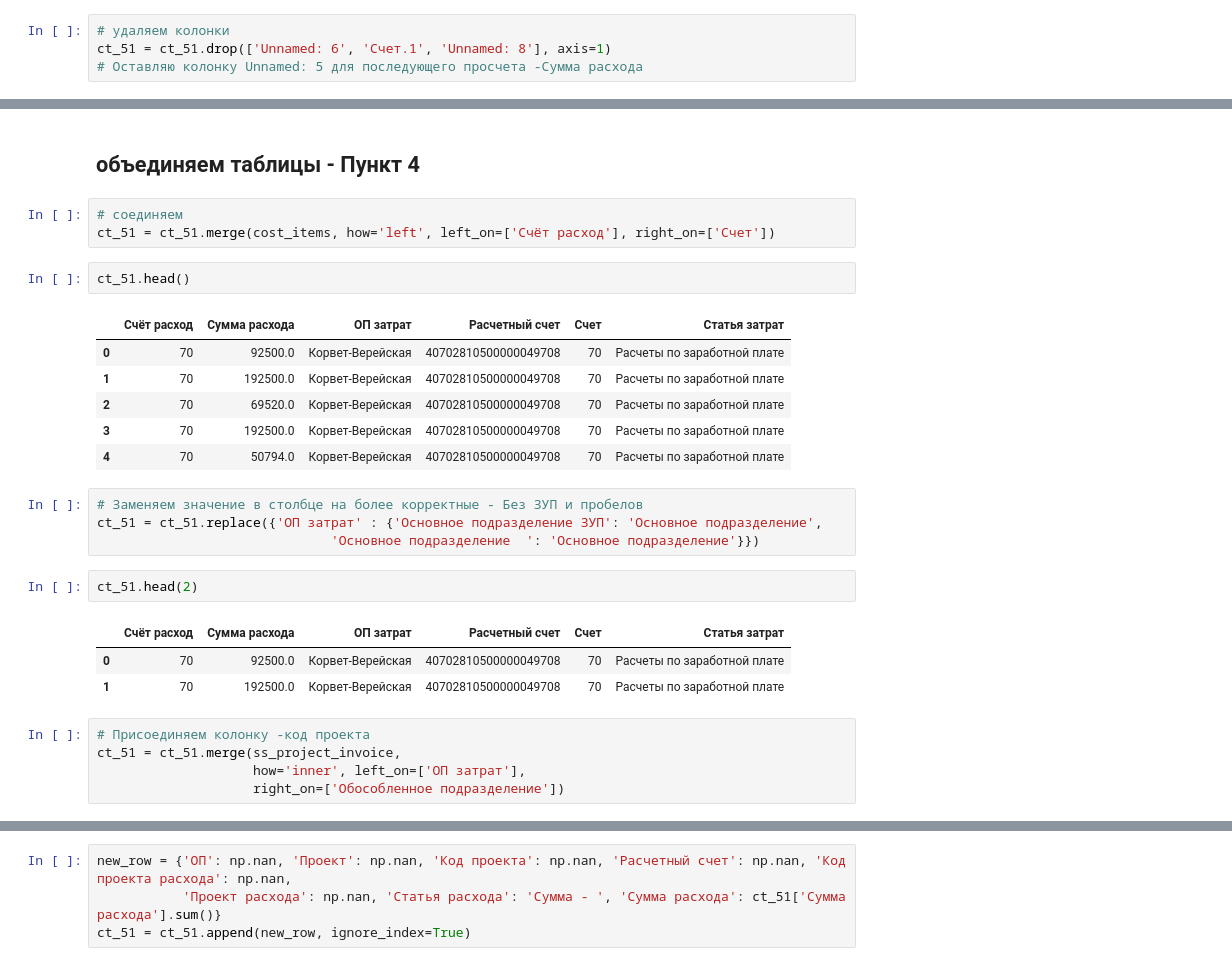
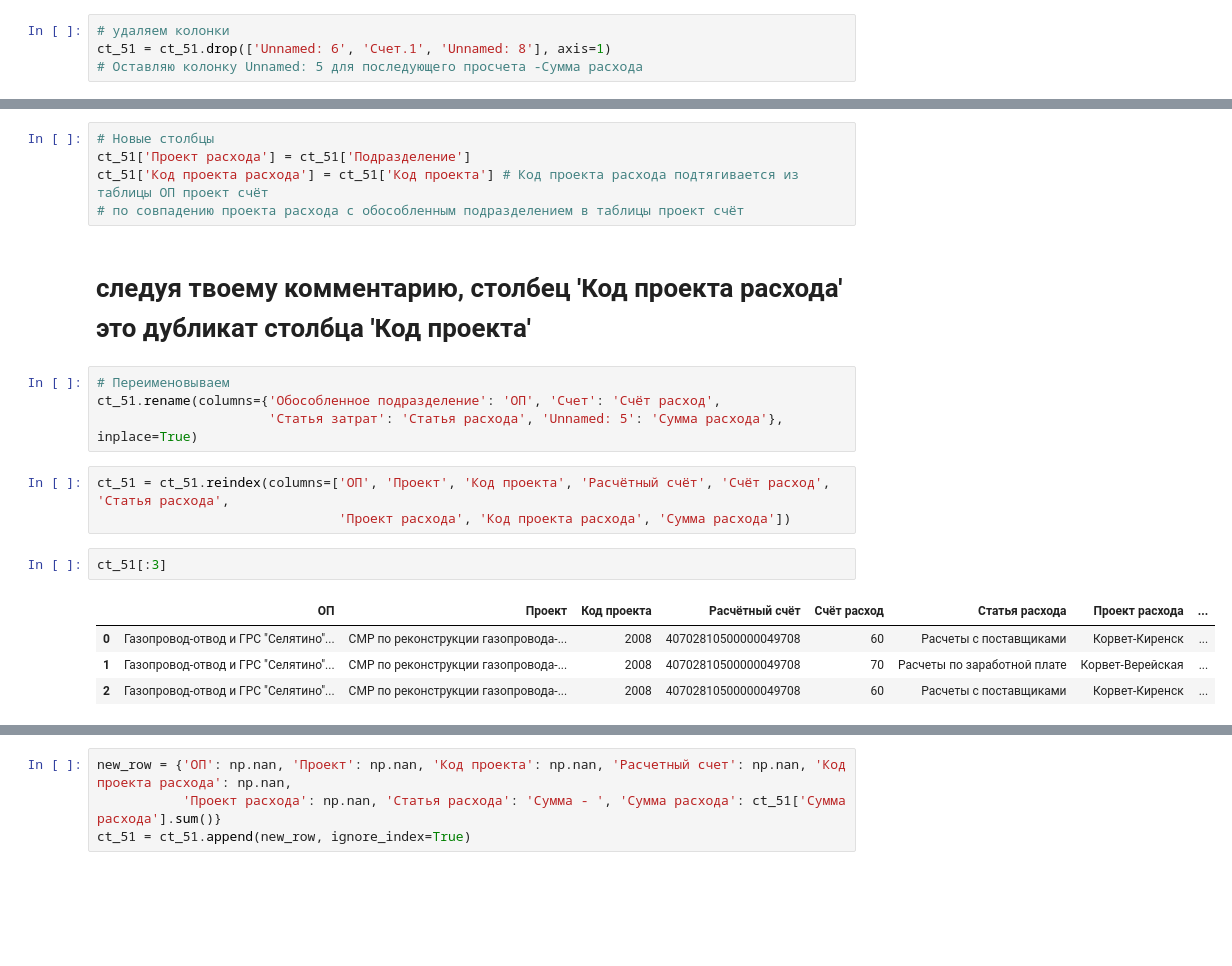
Before and after one commit to anfisso666/projects, a Jupyter notebook: ОП.ipynb, the cells around one changed output, grey strips where cells are left out. Cells and saved outputs as stored; diff of their text form; blank space fills up the shorter version.

```diff
--- a/ОП.ipynb
+++ b/ОП.ipynb
@@ -97,29 +64,21 @@ ct_51.head()
-# %% [markdown]
- ## объединяем таблицы - Пункт 4
-# %%
-# соединяем
-ct_51 = ct_51.merge(cost_items, how='left', left_on=['Счёт расход'], right_on=['Счет'])
+# %%
+# Новые столбцы
+ct_51['Проект расхода'] = ct_51['Подразделение']
+ct_51['Код проекта расхода'] = ct_51['Код проекта'] # Код проекта расхода подтягивается из таблицы ОП проект счёт
+# по совпадению проекта расхода с обособленным подразделением в таблицы проект счёт
+# %% [markdown]
+# следуя твоему комментарию, столбец 'Код проекта расхода' это дубликат столбца 'Код проекта'
+# %%
+# Переименовываем
+ct_51.rename(columns={'Обособленное подразделение': 'ОП', 'Счет': 'Счёт расход',
+                      'Статья затрат': 'Статья расхода', 'Unnamed: 5': 'Сумма расхода'}, inplace=True)
+# %%
+ct_51 = ct_51.reindex(columns=['ОП', 'Проект', 'Код проекта', 'Расчётный счёт', 'Счёт расход', 'Статья расхода',
+                               'Проект расхода', 'Код проекта расхода', 'Сумма расхода'])
 # %%
-ct_51.head()
+ct_51[:3]
 # %% [output]
-|  | Счёт расход | Сумма расхода | ОП затрат | Расчетный счет | Счет | Статья затрат |
-| 0 | 70 | 92500.0 | Корвет-Верейская | 40702810500000049708 | 70 | Расчеты по заработной плате |
-| 1 | 70 | 192500.0 | Корвет-Верейская | 40702810500000049708 | 70 | Расчеты по заработной плате |
-| 2 | 70 | 69520.0 | Корвет-Верейская | 40702810500000049708 | 70 | Расчеты по заработной плате |
-| 3 | 70 | 192500.0 | Корвет-Верейская | 40702810500000049708 | 70 | Расчеты по заработной плате |
-| 4 | 70 | 50794.0 | Корвет-Верейская | 40702810500000049708 | 70 | Расчеты по заработной плате |
+|  | ОП | Проект | Код проекта | Расчётный счёт | Счёт расход | Статья расхода | Проект расхода | ... |
+| 0 | Газопровод-отвод и ГРС "Селятино"... | СМР по реконструкции газопровода-... | 2008 | 40702810500000049708 | 60 | Расчеты с поставщиками | Корвет-Киренск | ... |
+| 1 | Газопровод-отвод и ГРС "Селятино"... | СМР по реконструкции газопровода-... | 2008 | 40702810500000049708 | 70 | Расчеты по заработной плате | Корвет-Верейская | ... |
+| 2 | Газопровод-отвод и ГРС "Селятино"... | СМР по реконструкции газопровода-... | 2008 | 40702810500000049708 | 60 | Расчеты с поставщиками | Корвет-Киренск | ... |
-# %%
-# Заменяем значение в столбце на более корректные - Без ЗУП и пробелов
-ct_51 = ct_51.replace({'ОП затрат' : {'Основное подразделение ЗУП': 'Основное подразделение',
-                              'Основное подразделение  ': 'Основное подразделение'}})
-# %%
-ct_51.head(2)
-# %% [output]
-|  | Счёт расход | Сумма расхода | ОП затрат | Расчетный счет | Счет | Статья затрат |
-| 0 | 70 | 92500.0 | Корвет-Верейская | 40702810500000049708 | 70 | Расчеты по заработной плате |
-| 1 | 70 | 192500.0 | Корвет-Верейская | 40702810500000049708 | 70 | Расчеты по заработной плате |
-# %%
-# Присоединяем колонку -код проекта
-ct_51 = ct_51.merge(ss_project_invoice,
-                    how='inner', left_on=['ОП затрат'],
-                    right_on=['Обособленное подразделение'])
```
Also changed, not shown: parts of 24 cells of this notebook.
